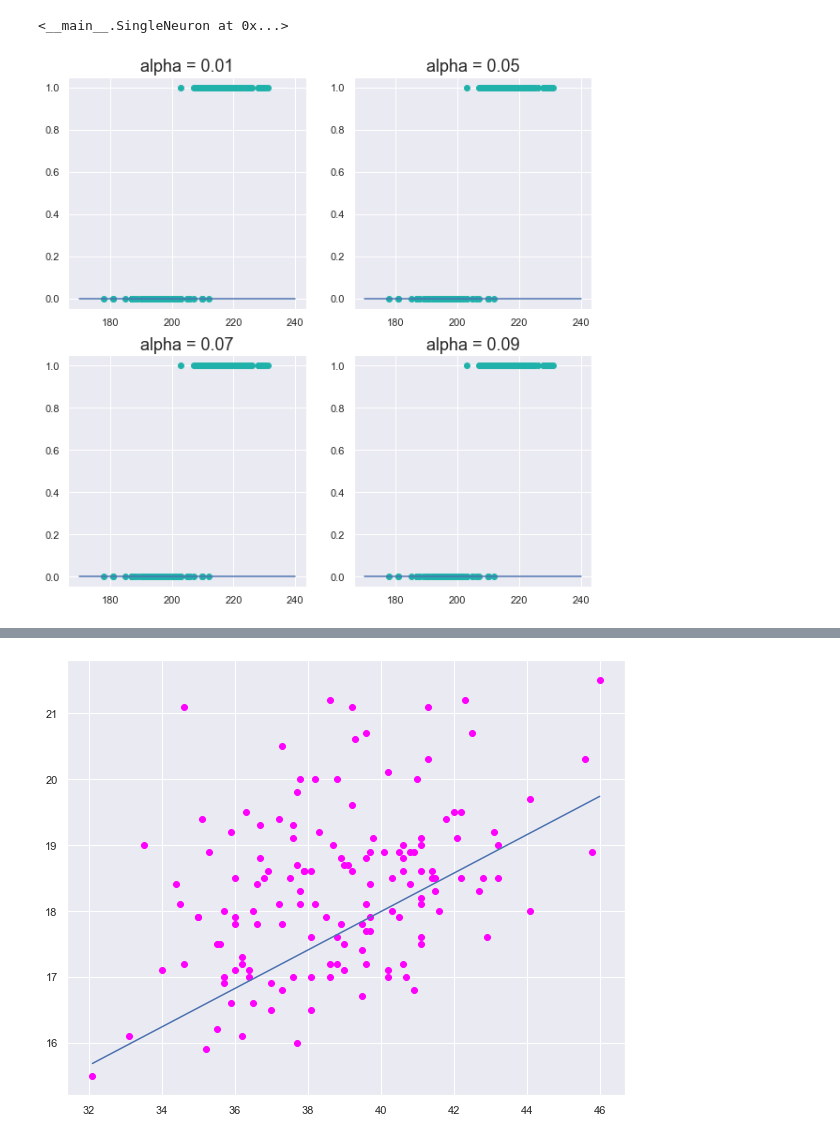
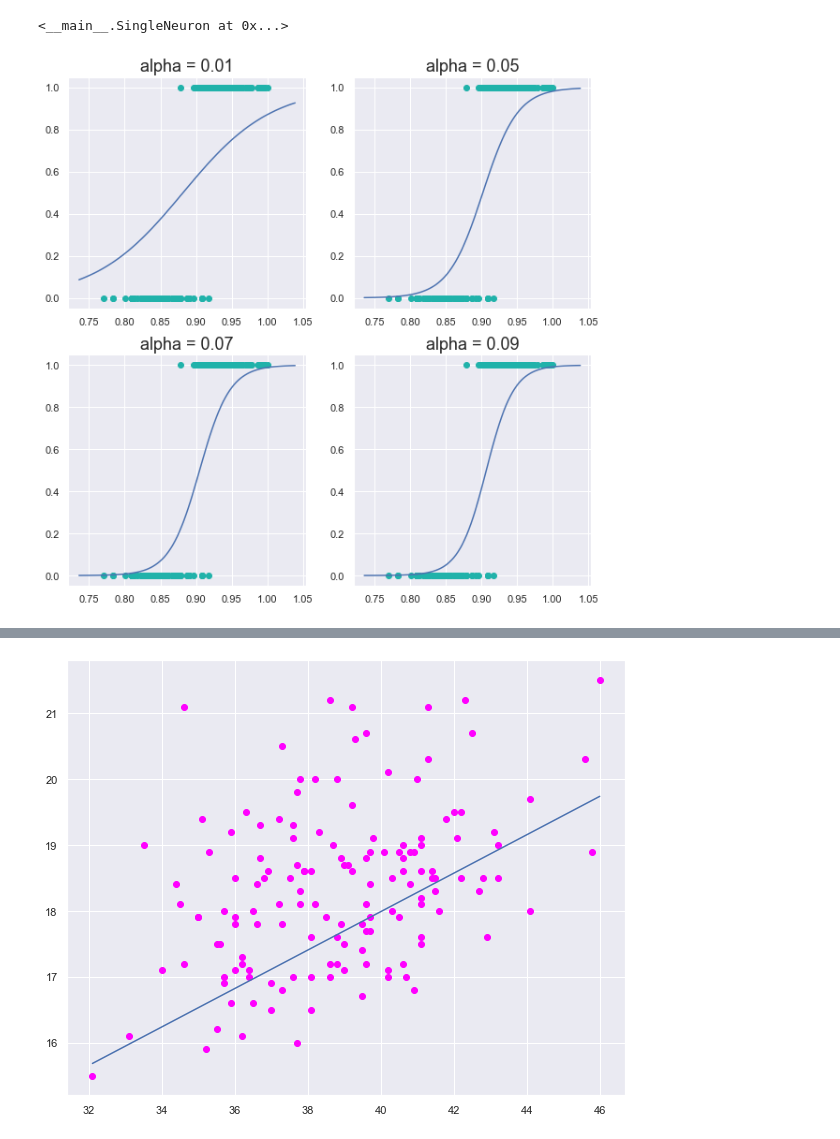
Before and after one commit to alinaali/Data_Science_and_Machine_Learning, a Jupyter notebook: Supervised Learning/Logistic_Regression/Logistic_Regression.ipynb, the cells around one changed output, grey strips where cells are left out. Saved outputs shown, nothing was run; the diff lists cells and outputs as text; code cells hidden in the pictures.

```diff
--- a/Supervised Learning/Logistic_Regression/Logistic_Regression.ipynb
+++ b/Supervised Learning/Logistic_Regression/Logistic_Regression.ipynb
@@ -257,6 +313,8 @@ def cross_entropy_loss(y_hat, y):
 node = SingleNeuron(sigmoid, cross_entropy_loss)
 
 X = df.iloc[146:].flipper_length_mm.values
+max_X = np.max(X)
+X = X /max_X
 X = X.reshape(-1, 1)
 y = np.where(df.iloc[146:].species == "Chinstrap", 0, 1)
 
@@ -266,17 +324,17 @@ node.train(X, y, alpha = 0.05, epochs = 10_000)
 # %%
 # Possible choices of learning rate
 alphas = [0.01, 0.05, 0.07, 0.09]
 domain = np.linspace(170, 240, 100)
-
+domain = domain/max_X
 # Call the subplots method for plotting a grid of figures
 fig, axs = plt.subplots(2, 2, figsize=(10,10))
 
 # Loop over the axs and alpha values
 for ax, alpha in zip(axs.flat, alphas):
     node = SingleNeuron(sigmoid, cross_entropy_loss)
     node.train(X, y, alpha = alpha, epochs = 1_000)
     ax.plot(domain, node.predict(domain.reshape(-1, 1)))
     ax.scatter(X, y, color = "lightseagreen")
     ax.set_title(f"alpha = {alpha}", fontsize = 18)
 # %% [output]
-[figure, old version]
+[figure, new version]
```
Also changed, not shown: parts of 31 cells of this notebook, 40 other files.
